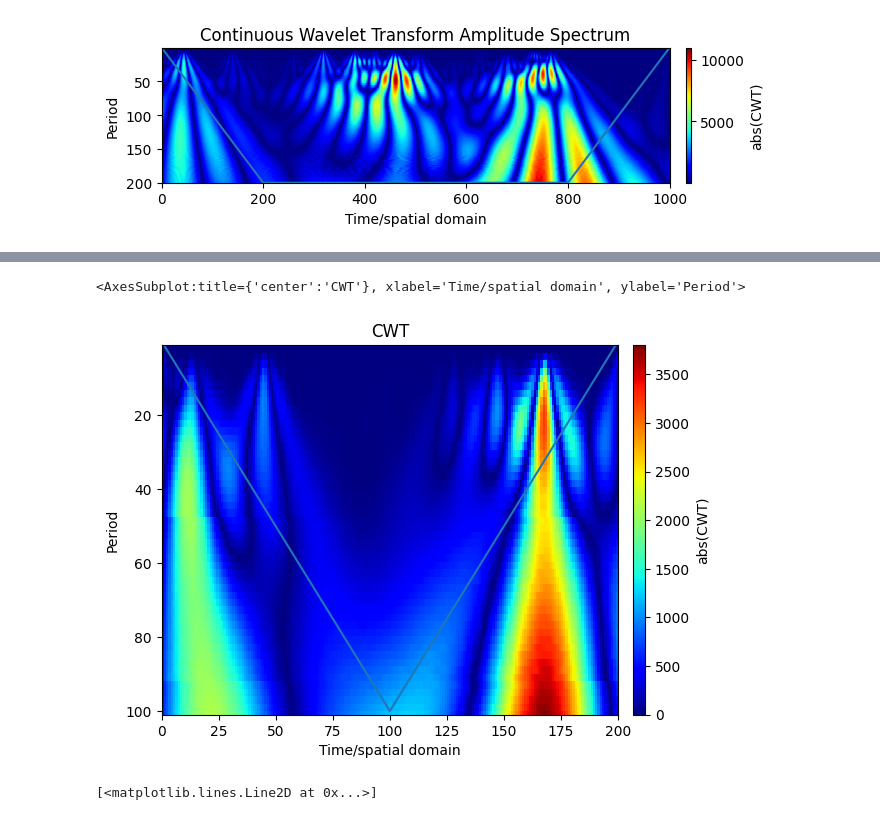
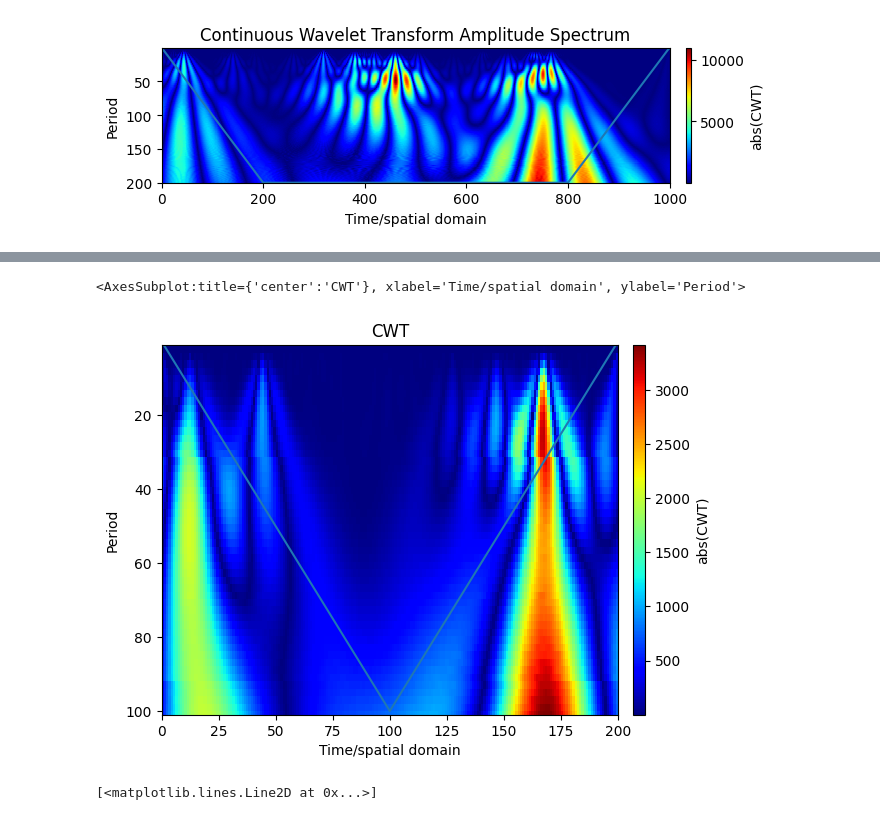
Before and after one commit to oftavira/BitacoraLiteratura, a Jupyter notebook: Ploting/_temp.ipynb, the cells around one changed output, grey strips where cells are left out. Saved outputs shown, nothing was run; the diff lists cells and outputs as text; code cells hidden in the pictures.

```diff
--- a/Ploting/_temp.ipynb
+++ b/Ploting/_temp.ipynb
@@ -3,21 +3,31 @@ import os
 import sys
 import numpy as np
 import matplotlib.pyplot as plt
+import scaleogram as scg
+from skimage import io
 
 class RamanSpectra(object):
 
     def __init__(self, pathFile, upLevels = 0):
         self.pathFile = pathFile
+        self.name = pathFile.split('/')[-1]
         self.readFromLocation(pathFile, upLevels)
         # After this execution the object has the following properties
         # self ... content, info, spx, spy
         return;
 
     def __str__(self):
-        return 'raman_s at +++ ' + self.pathFile;
+        return 'raman_s at +++ ' + self.docLoc;
 
     def __repr__(self):
-        return 'raman_s at ... ' + self.pathFile;
+        return 'raman_s at ... ' + self.docLoc;
+
+    def scaleogram(self, scaleLim = 1001):
+        time   = np.array(self.spx)
+        data   =  np.array(self.spy)  # insert a gaussian at the center
+        scales = np.arange(1,scaleLim) # scaleogram with 100 rows
+        cwt    =  scg.CWT(time, data, scales) # compute ONCE the Continuous Wavelet Transform
+        return io.imshow(cwt.coefs)
 
     def readFromLocation(self, pathFile, upLevels):
         count = 0
@@ -27,6 +37,7 @@ class RamanSpectra(object):
             initialPath.pop()
             count +=1
         docLoc = '/'+ '/'.join(initialPath)+pathFile
+        self.docLoc = docLoc
 
         with open(docLoc, 'r', encoding = 'unicode_escape') as tempfile:
                 self.content = tempfile.read()
@@ -58,20 +69,20 @@ class RamanSpectra(object):
             ax.set_title(self.info)
 
     def altPlot(self,xinit = 0, yinit = 0, xlim = 6001, ylim = 4001, plotSize = (16,8), xMstep=500,xmstep=100,yMstep=500,ymstep=100):
-        with plt.rc_context({'xtick.color':'white', 'ytick.color':'white'}):
+        with plt.rc_context({'xtick.color':'black', 'ytick.color':'black'}):
             fig, ax = plt.subplots()
             fig.set_size_inches(plotSize[0],plotSize[1])
 
             ss = self.dets.replace(' ','').replace('\t','').split('\n')
 
-            p1, q1, text1 = -800, 2800, ss[0]
-            p2, q2, text2 = -800, 2400, ss[1]
-            p3, q3, text3 = -800, 2000, ss[2]
-            p4, q4, text4 = -800, 1600, ss[16]
-            p5, q5, text5 = -800, 1200, ss[17]
-            p6, q6, text6 = -800, 800,  ss[18]
-            p7, q7, text7 = -800, 400,  ss[19]
-            p8, q8, text8 = -800, 0, self.info
+            p1, q1, text1 = -700, 2800, ss[0]
+            p2, q2, text2 = -700, 2400, ss[1]
+            p3, q3, text3 = -700, 2000, ss[2]
+            p4, q4, text4 = -700, 1600, ss[16]
+            p5, q5, text5 = -700, 1200, ss[17]
+            p6, q6, text6 = -700, 800,  ss[18]
+            p7, q7, text7 = -700, 400,  ss[19]
+            p8, q8, text8 = -700, 0, self.info
 
             ax.text(p1, q1, text1)
             ax.text(p2, q2, text2)
@@ -82,14 +93,16 @@ class RamanSpectra(object):
             ax.text(p7, q7, text7)
             ax.text(p8, q8, text8)
 
-            ax.plot(self.spx, self.spy, color = 'black', linewidth = 0.3)
-            plt.fill_between(self.spx,self.spy, color='b', alpha=0.4)
+            #More Parameters
+            # color = 'black'
+            ax.plot(self.spx, self.spy, color= 'black',linewidth = 0.6)
+            plt.fill_between(self.spx,self.spy, color='b', alpha=0.05)
             plt.ylim([yinit, ylim])
             plt.xlim([xinit, xlim])
             plt.xlabel(r'$Raman \: Shift (cm^{-1})$', fontsize=20)
             plt.ylabel(r'$Intensity \: (A.U.)$', fontsize=20)
 
-            ax.set_title(self.info)
+            ax.set_title(self.name)
 
             major_ticks = np.arange(xinit, xlim, xMstep)
             minor_ticks = np.arange(xinit, xlim, xmstep)
@@ -279,18 +315,18 @@ p.spx
 # %%
 import numpy as np
 import scaleogram as scg
 
 ra = 200
 rb = 400
 
 periods = np.linspace(1,100)
-wavelet = 'mexh'
+wavelet = 'gaus2'
 scales  = scg.periods2scales(periods, wavelet)
 data    = p.spy[ra:rb]  # gaussian noise
 scg.cws( data, scales=scales, wavelet=wavelet, title="CWT")
 # %% [output]
 <AxesSubplot:title={'center':'CWT'}, xlabel='Time/spatial domain', ylabel='Period'>
-[figure, old version]
+[figure, new version]
 # %%
 plt.plot(p.spy[ra:rb])
 # %% [output]
```
Also changed, not shown: parts of 10 cells of this notebook, 5 other files.
